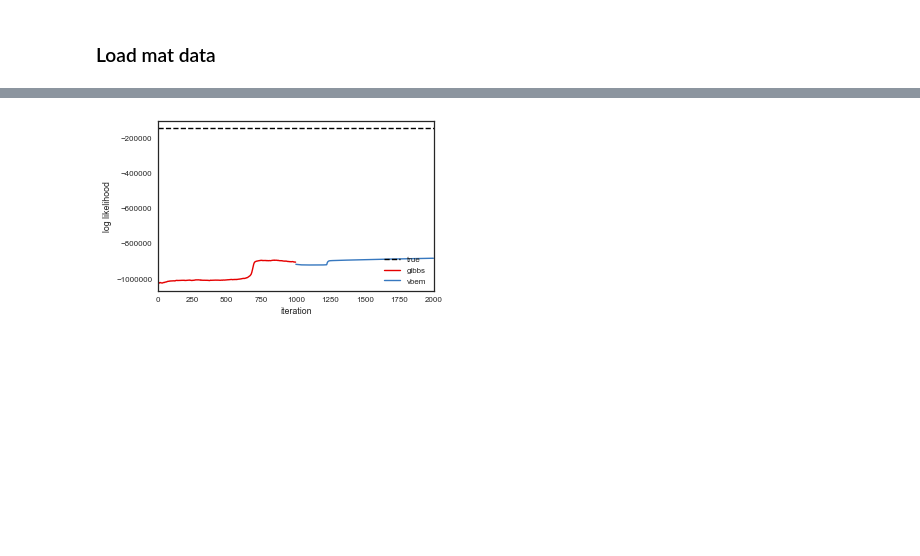
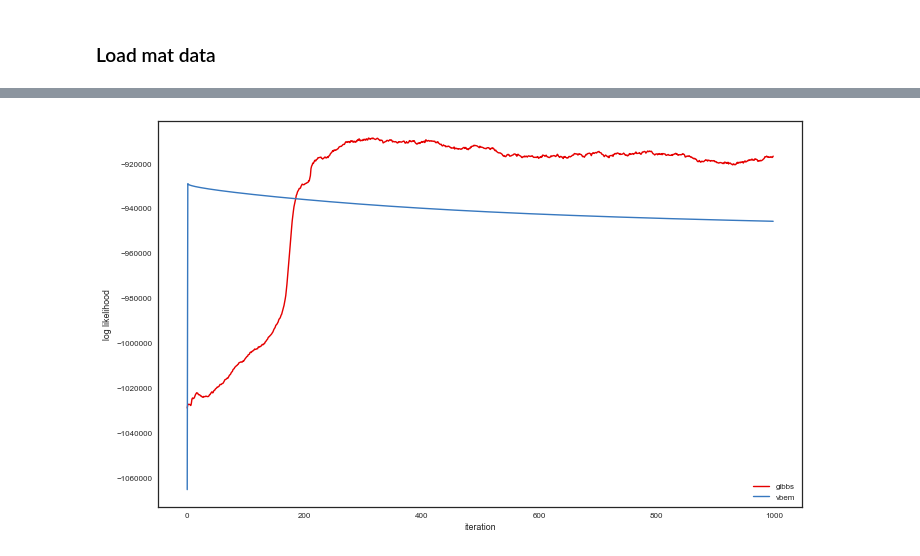
Before and after one commit to zqwei/pyslds, a Jupyter notebook: examples/demo_ephys.ipynb, the cells around one changed output, grey strips where cells are left out. Drawn from its saved outputs; the diff is of its cells as text; code cells hidden in the pictures; blank space fills up the shorter version.

```diff
--- a/examples/demo_ephys.ipynb
+++ b/examples/demo_ephys.ipynb
@@ -177,18 +145,20 @@ except:
     cmap = get_cmap("jet")
 # %%
 # Plot the log likelihoods
-plt.figure(figsize=(5,3))
-plt.plot([0, N_gibbs_samples + N_vbem_iters], true_model.log_likelihood() * np.ones(2), '--k', label="true")
-plt.plot(np.arange(N_gibbs_samples), gibbs_lls, color=colors[0], label="gibbs")
-plt.plot(np.arange(N_gibbs_samples + 1, N_gibbs_samples + N_vbem_iters), vbem_lls[1:], color=colors[1], label="vbem")
-plt.xlim(0, N_gibbs_samples + N_vbem_iters)
+plt.figure(figsize=(10,6))
+# plt.plot(np.arange(N_gibbs_samples), gibbs_lls, color=colors[0], label="gibbs")
+# plt.plot(np.arange(N_gibbs_samples + 1, N_gibbs_samples + N_vbem_iters), vbem_lls[1:], color=colors[1], label="vbem")
+# plt.xlim(0, N_gibbs_samples + N_vbem_iters)
+plt.plot(gibbs_lls, color=colors[0], label="gibbs")
+plt.plot(np.array(vbem_lls), color=colors[1], label="vbem")
+# plt.xlim([950, 1000])
 plt.xlabel('iteration')
 plt.ylabel('log likelihood')
 plt.legend(loc="lower right")
 plt.tight_layout()
 # plt.savefig("aux/demo_ll.png")
 # %% [output]
-[figure, old version]
+[figure, new version]
 # %%
 # Smooth the data
 smoothed_data = test_model.smooth(unit_trial, inputs=inputs)
```
Also changed, not shown: parts of 14 cells of this notebook, 3 other files.
